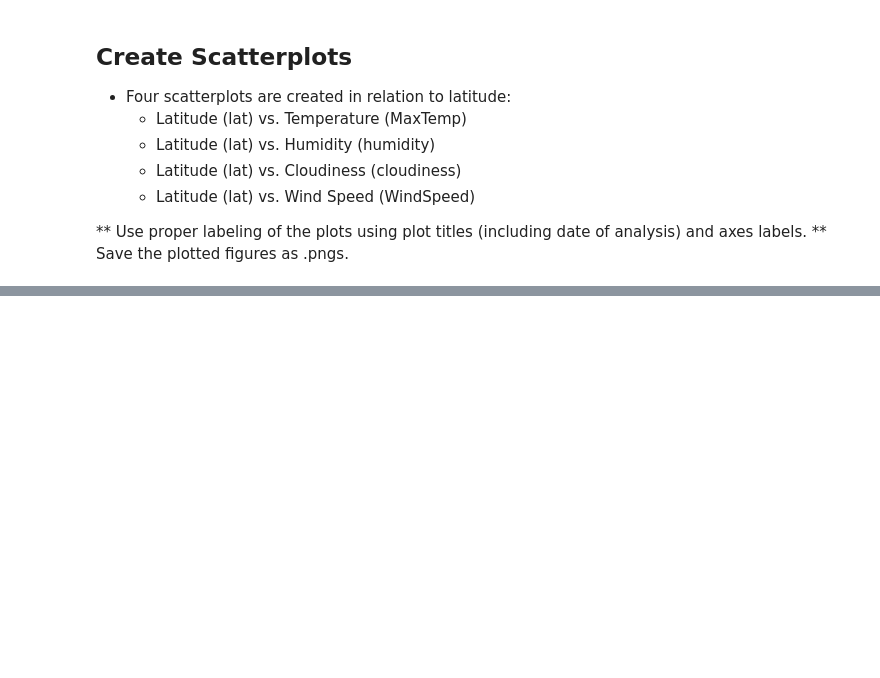
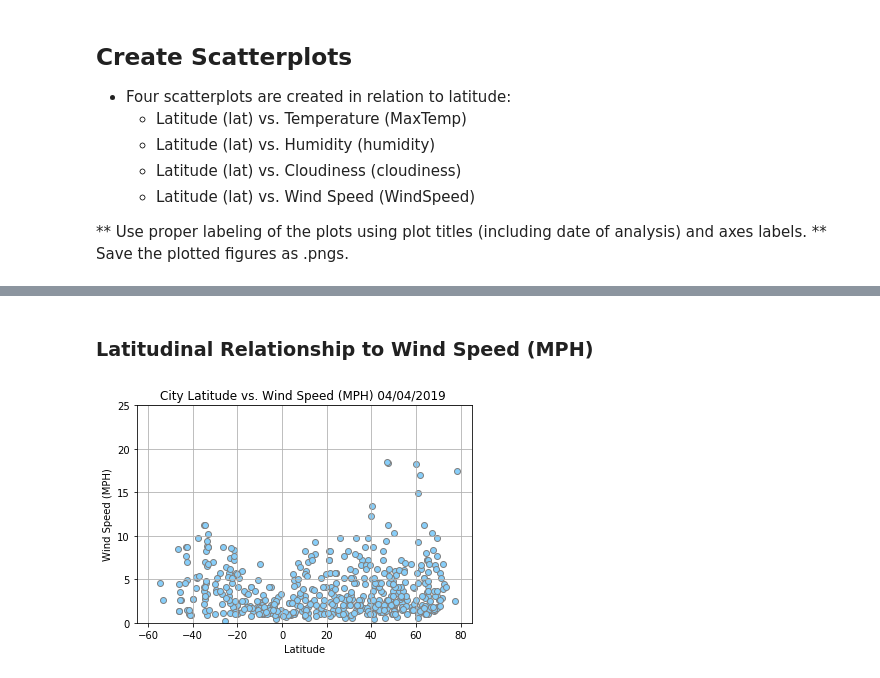
Before and after one commit to RyanSchraeder/DU-Data-Science-Work, a Jupyter notebook: Homework Assignments/Ryan_Schraeder_HW_Python APIs/Notebooks/WeatherPy Analysis (Ryan's Scratch Notebook).ipynb, the cells around one changed output, grey strips where cells are left out. Saved outputs shown, nothing was run; the diff lists cells and outputs as text; code cells hidden in the pictures; blank space fills up the shorter version.

```diff
--- a/Homework Assignments/Ryan_Schraeder_HW_Python APIs/Notebooks/WeatherPy Analysis (Ryan's Scratch Notebook).ipynb
+++ b/Homework Assignments/Ryan_Schraeder_HW_Python APIs/Notebooks/WeatherPy Analysis (Ryan's Scratch Notebook).ipynb
@@ -231,0 +293,17 @@ memory usage: 38.8+ KB
+# %% [markdown]
+### Latitudinal Relationship to Wind Speed (MPH)
+# %%
+# Wind Speed Relationship
+plt.xlabel("Latitude")
+plt.ylabel("Wind Speed (MPH)")
+plt.xlim(-65, 85)
+plt.ylim(0, 25)
+plt.title("City Latitude vs. Wind Speed (MPH) 04/04/2019 ")
+plt.grid()
+plt.scatter(x_axis, y_axis_windspeed,facecolor="lightskyblue", edgecolor="gray")
+
+# Save Figure
+plt.savefig("../Images/LatitudeVsWindSpeed.png")
+plt.show()
+# %% [output]
+[figure, added]
```
Also changed, not shown: parts of 12 cells of this notebook, 5 other files.
